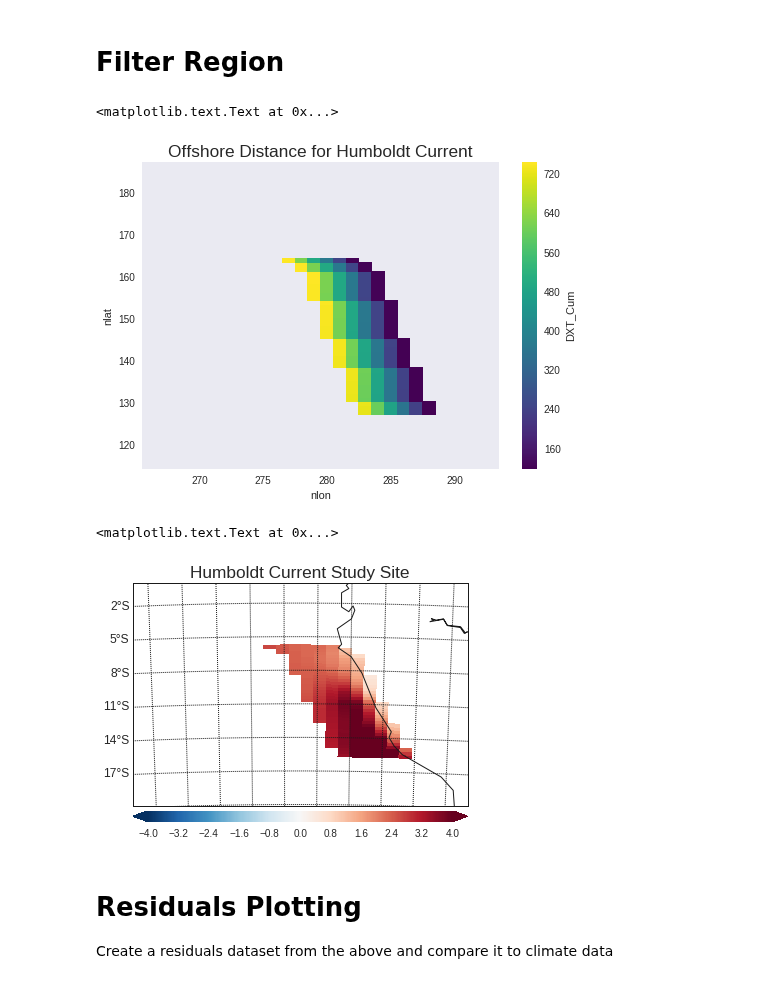
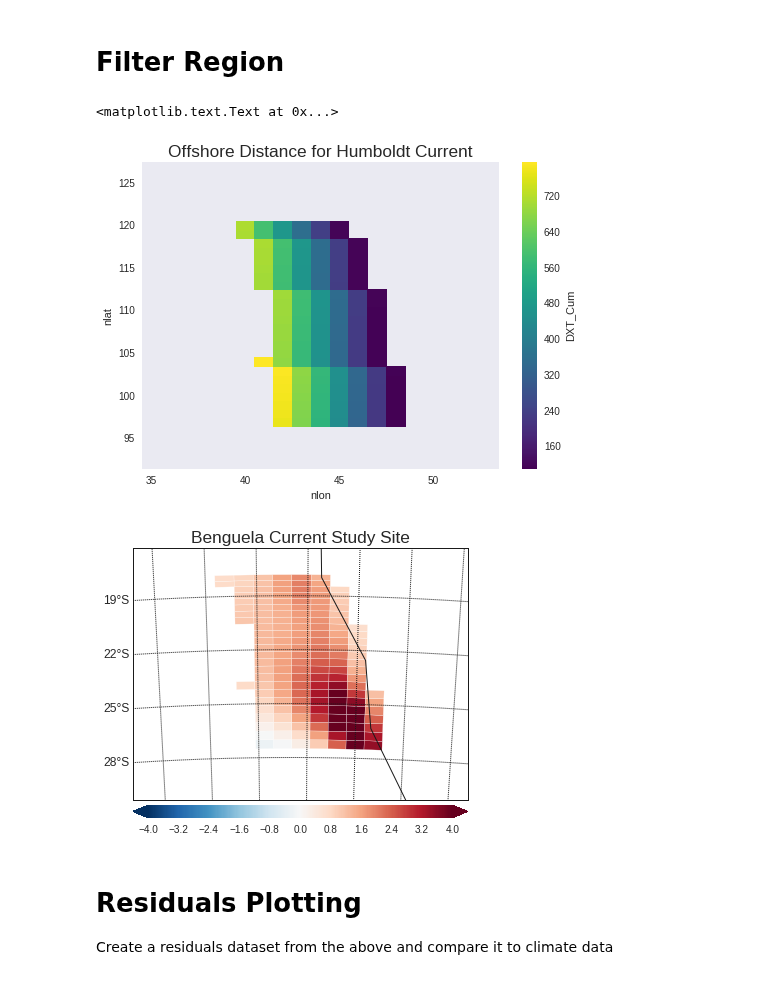
Before and after one commit to bradyrx/EBUS_BGC_Variability, a Jupyter notebook: notebooks/EBUS-ENSO-timeseries-analysis.ipynb, the cells around one changed output. Saved outputs shown, nothing was run; the diff lists cells and outputs as text; code cells hidden in the pictures.

Commit message:
begin benguela analysis

```diff
--- a/notebooks/EBUS-ENSO-timeseries-analysis.ipynb
+++ b/notebooks/EBUS-ENSO-timeseries-analysis.ipynb
@@ -86,7 +86,7 @@ def chavez_bounds(x):
 # %% [markdown]
 # Filter Region
 # %%
-fileDir = '/glade/p/work/rbrady/EBUS_BGC_Variability/FG_CO2/HumCS/'
+fileDir = '/glade/p/work/rbrady/EBUS_BGC_Variability/FG_CO2/BenCS/'
 ds = xr.open_mfdataset(fileDir + '*.nc', concat_dim='ensemble')
 # %%
 # Reduce ensemble dimension for coordinates.
@@ -94,14 +94,14 @@ ds = drop_ensemble_dim(ds, 'DXT')
 ds = drop_ensemble_dim(ds, 'TAREA')
 ds = drop_ensemble_dim(ds, 'REGION_MASK')
 ds = drop_ensemble_dim(ds, 'TLAT')
-#ds = drop_ensemble_dim(ds, 'TLONG')
+ds = drop_ensemble_dim(ds, 'TLONG')
 del ds['DYT']
 del ds['ANGLET']
 # Convert DXT to kilometers.
 ds['DXT'] = ds['DXT'] / 100 / 1000
 # %%
 # Filter out latitude
-lat1, lat2 = chavez_bounds("HumCS")
+lat1, lat2 = chavez_bounds("BenCS")
 ds = ds.where(ds['TLAT'] >= lat1).where(ds['TLAT'] <= lat2)
 # %%
 # Create a masked array for DXT since it doesn't follow the same NaN structure.
@@ -134,24 +134,23 @@ plt.title('Offshore Distance for Humboldt Current', size='x-large')
 #plt.savefig('humboldt-current-DXT-Cum.eps')
 # %% [output]
 <matplotlib.text.Text at 0x...>
-[figure, old version]
+[figure, new version]
 # %%
 lon = ds['TLONG'].values
 lat = ds['TLAT'].values
 data = ds['FG_CO2'][0].mean(dim='time')
 data = np.ma.array(data, mask=np.isnan(data))
 
 fig = plt.figure(figsize=(6,6))
 ax = fig.add_subplot(111)
 m = setup_map(ax,lon,lat)
-m.pcolormesh(lon, lat, data, vmin=-4, vmax = 4,
-          latlon=True, cmap="RdBu_r")
+m.pcolor(lon, lat, data, vmin=-4, vmax = 4,
+          latlon=True, cmap="RdBu_r", edgecolors='white')
 m.colorbar(location='bottom', extend='both')
-plt.title('Humboldt Current Study Site', size="x-large")
-#plt.savefig('humboldt-current-study-site.eps')
+plt.title('Benguela Current Study Site', size="x-large")
+#plt.savefig('benguela-current-study-site.png')
 # %% [output]
-<matplotlib.text.Text at 0x...>
-[figure, old version]
+[figure, new version]
 # %% [markdown]
 # Residuals Plotting
 Create a residuals dataset from the above and compare it to climate data
```
Also changed, not shown: parts of 8 cells of this notebook, 2 other files.
